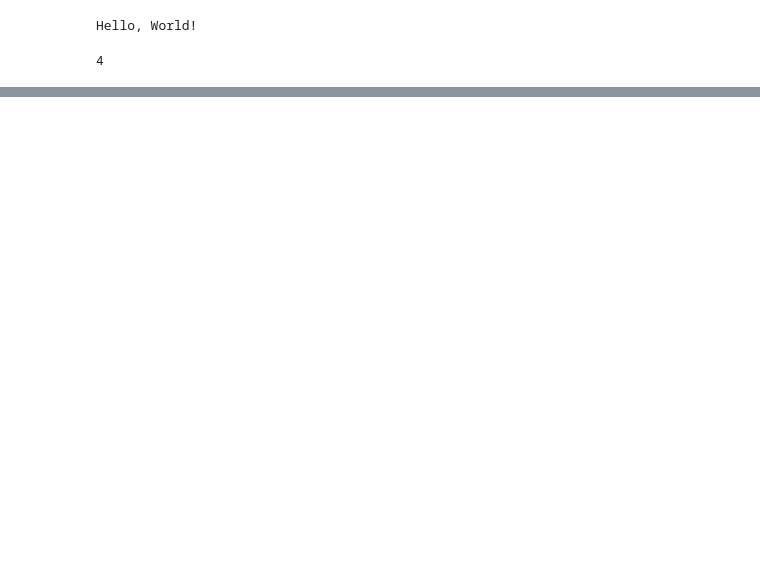
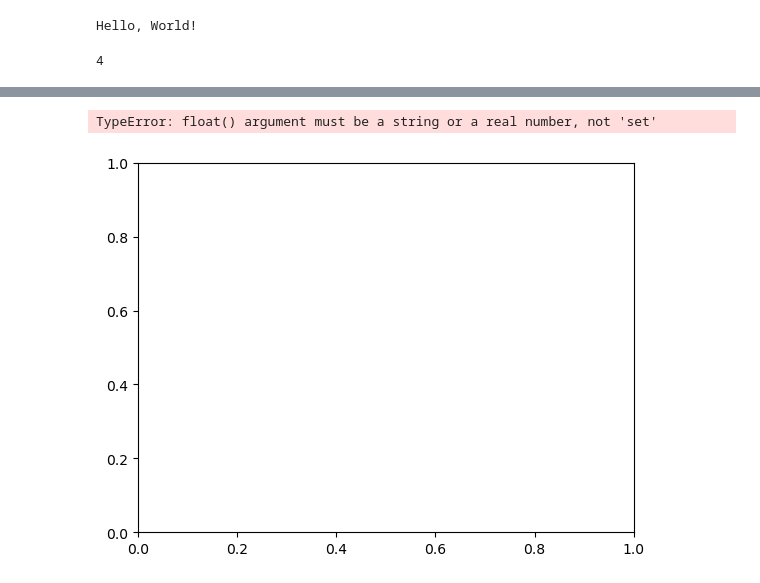
Before and after one commit to yashasvi211/healthy-heart, a Jupyter notebook: Test.ipynb, the cells around one changed output, grey strips where cells are left out. Drawn from its saved outputs; the diff is of its cells as text; code cells hidden in the pictures; blank space fills up the shorter version.

```diff
--- a/Test.ipynb
+++ b/Test.ipynb
@@ -27,0 +48,5 @@ pd.read_csv("041 heart-disease.csv")
+# %%
+plt.plot(arr)
+# %% [output]
+TypeError: float() argument must be a string or a real number, not 'set'
+[figure, added]
```
Also changed, not shown: parts of 7 cells of this notebook, 2 other files.
